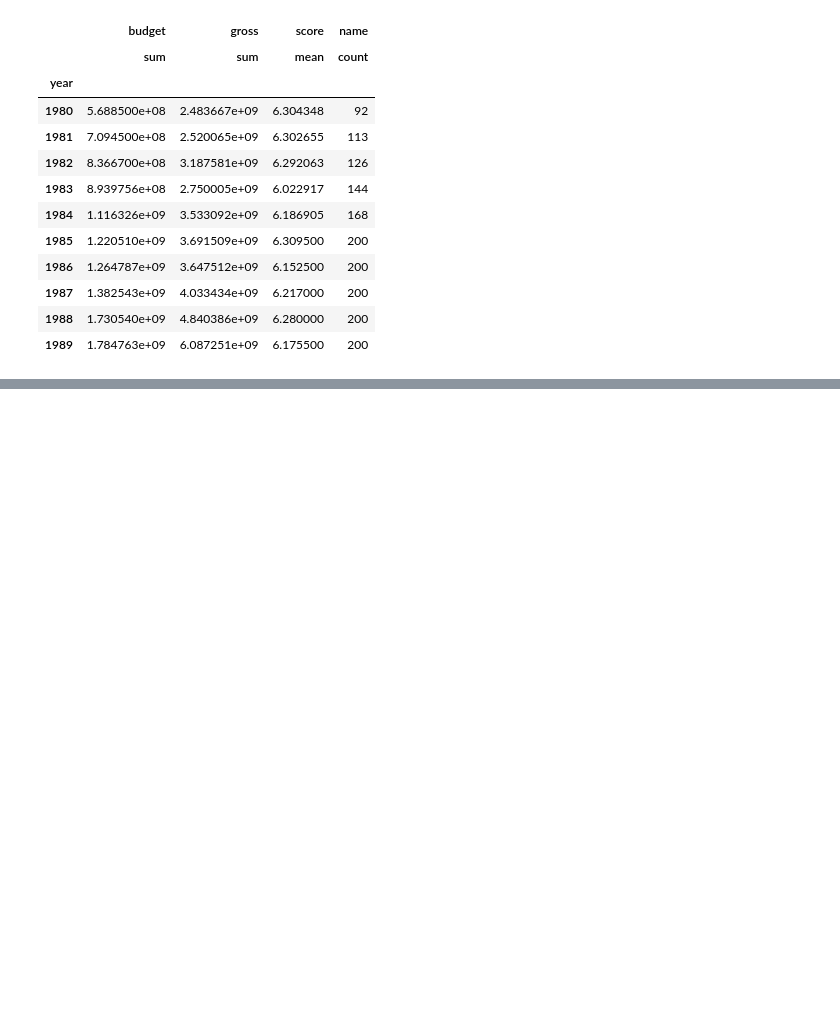
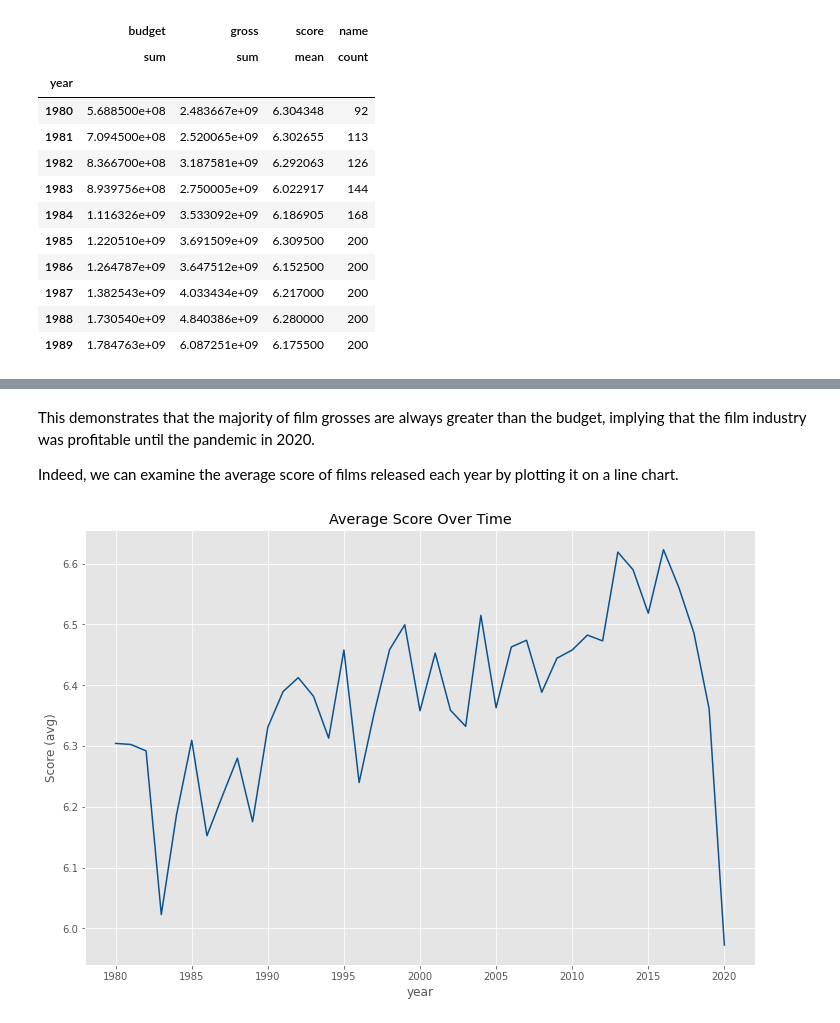
Before and after one commit to mikeglean/100-Days-of-Coding, a Jupyter notebook: film-data-analysis-python-project.ipynb, the cells around one changed output, grey strips where cells are left out. Cells and saved outputs as stored; diff of their text form; code cells hidden in the pictures; blank space fills up the shorter version.

```diff
--- a/film-data-analysis-python-project.ipynb
+++ b/film-data-analysis-python-project.ipynb
@@ -385,0 +398,11 @@ df_aggregated.head(10)
+# %% [markdown]
+This demonstrates that the majority of film grosses are always greater than the budget, implying that the film industry was profitable until the pandemic in 2020.
+
+Indeed, we can examine the average score of films released each year by plotting it on a line chart.
+# %%
+sns.lineplot(data=df_aggregated, x='year', y=df_aggregated['score']['mean'], color='#08528f')
+plt.ylabel('Score (avg)')
+plt.title('Average Score Over Time')
+plt.show()
+# %% [output]
+[figure, added]
```
Also changed, not shown: parts of 5 cells of this notebook.
